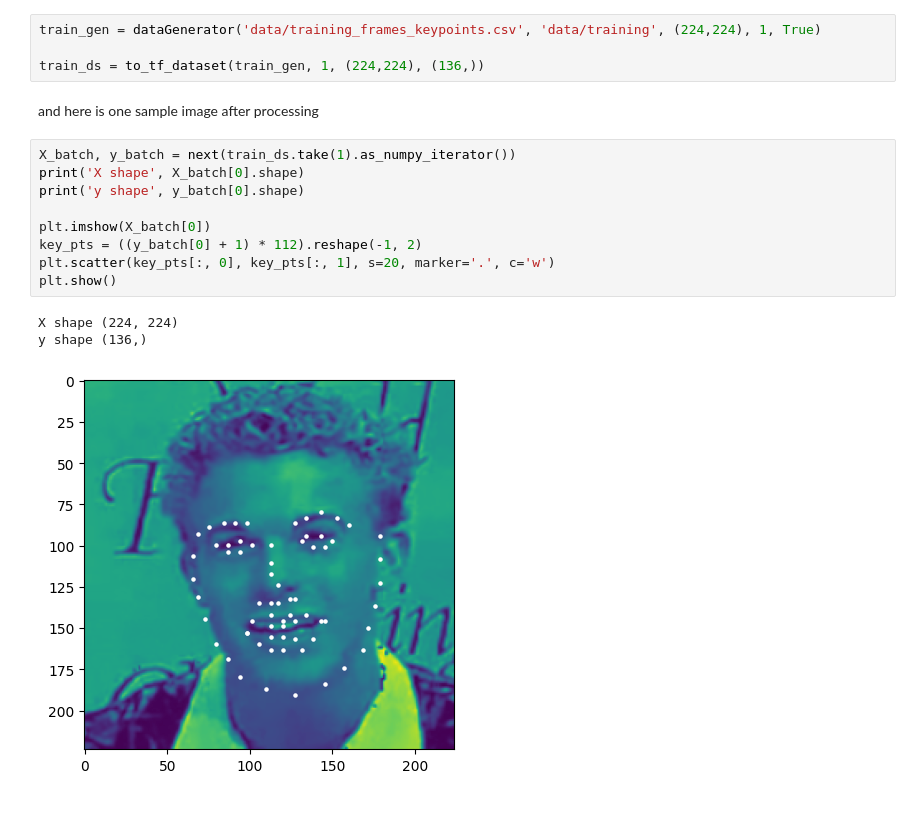
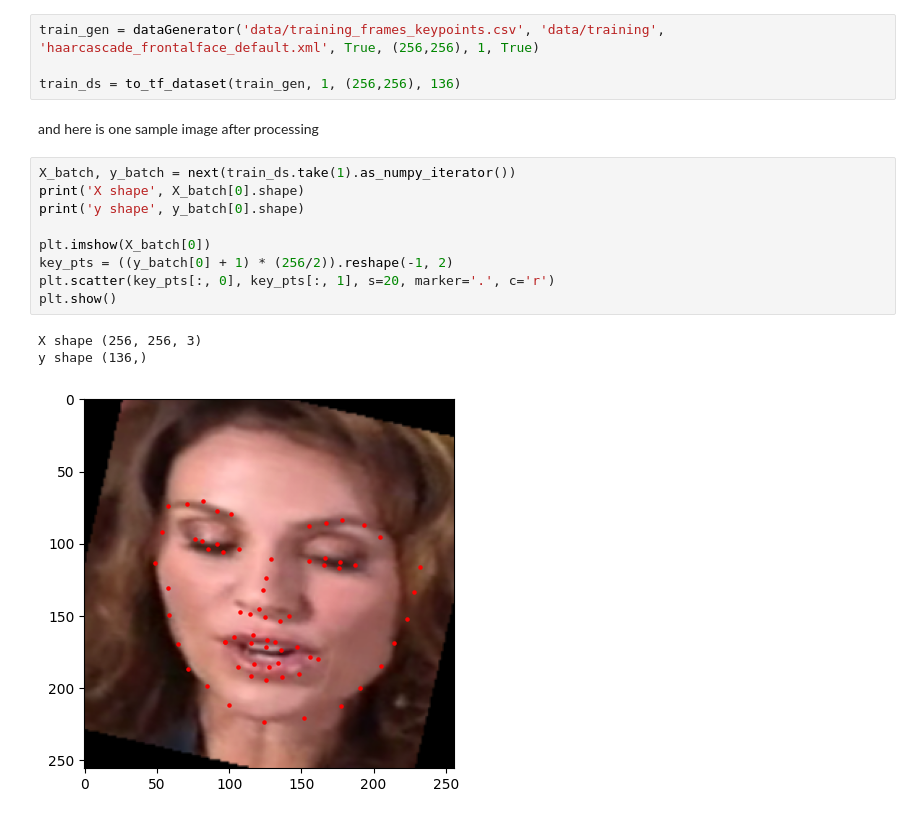
Before and after one commit to dylanlrrb/dylanlrrb.github.io, a Jupyter notebook: portfolio/facial_keypoints/notebook.ipynb, the cells around one changed output. Drawn from its saved outputs; the diff is of its cells as text.

Commit message:
facial keypoint app

```diff
--- a/portfolio/facial_keypoints/notebook.ipynb
+++ b/portfolio/facial_keypoints/notebook.ipynb
@@ -171,21 +199,21 @@ def to_tf_dataset(data_gen, batch_size, img_size, output_size):
 # %% [markdown]
 Here we use the dataset helper functions defined above to create a data generator that processes the images and landmark annotations
 # %%
-train_gen = dataGenerator('data/training_frames_keypoints.csv', 'data/training', (224,224), 1, True)
+train_gen = dataGenerator('data/training_frames_keypoints.csv', 'data/training', 'haarcascade_frontalface_default.xml', True, (256,256), 1, True)
 
-train_ds = to_tf_dataset(train_gen, 1, (224,224), (136,))
+train_ds = to_tf_dataset(train_gen, 1, (256,256), 136)
 # %% [markdown]
 and here is one sample image after processing
 # %%
 X_batch, y_batch = next(train_ds.take(1).as_numpy_iterator())
 print('X shape', X_batch[0].shape)
 print('y shape', y_batch[0].shape)
 
 plt.imshow(X_batch[0])
-key_pts = ((y_batch[0] + 1) * 112).reshape(-1, 2)
-plt.scatter(key_pts[:, 0], key_pts[:, 1], s=20, marker='.', c='w')
+key_pts = ((y_batch[0] + 1) * (256/2)).reshape(-1, 2)
+plt.scatter(key_pts[:, 0], key_pts[:, 1], s=20, marker='.', c='r')
 plt.show()
 # %% [output]
-X shape (224, 224)
+X shape (256, 256, 3)
 y shape (136,)
-[figure, old version]
+[figure, new version]
```
Also changed, not shown: parts of 3 cells of this notebook, 40 other files.
